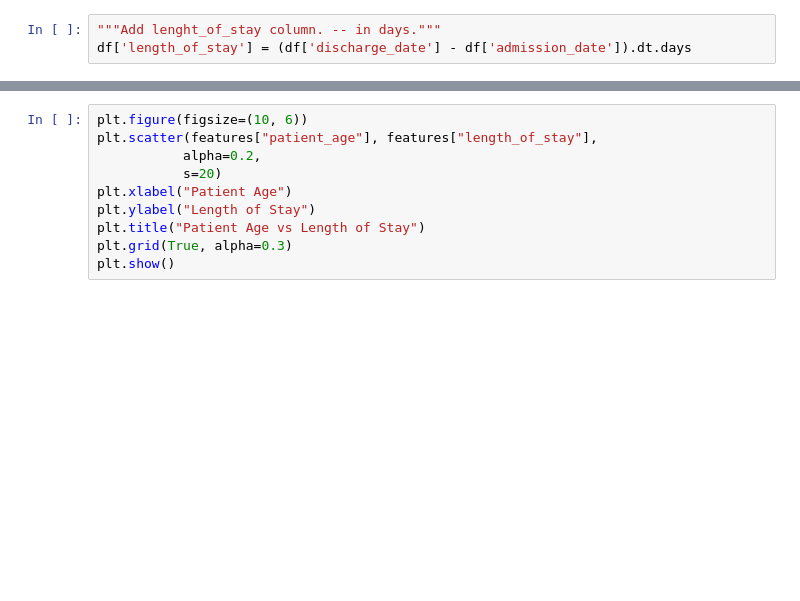
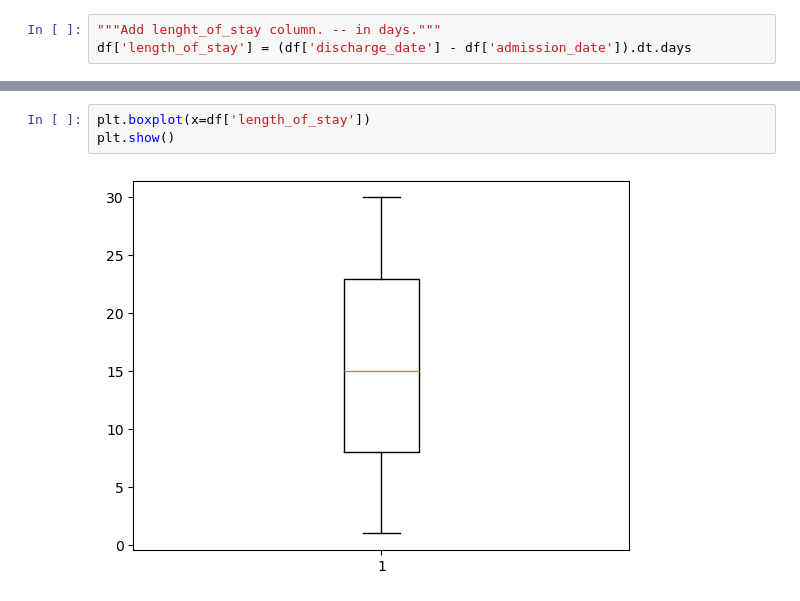
Before and after one commit to abhinna1/CSE4-587-Data-Intensive-Computing, a Jupyter notebook: main.ipynb, the cells around one changed output, grey strips where cells are left out. Cells and saved outputs as stored; diff of their text form; blank space fills up the shorter version.

```diff
--- a/main.ipynb
+++ b/main.ipynb
@@ -91,10 +183,5 @@ plt.show()
 # %%
-plt.figure(figsize=(10, 6))
-plt.scatter(features["patient_age"], features["length_of_stay"],
-           alpha=0.2,
-           s=20)
-plt.xlabel("Patient Age")
-plt.ylabel("Length of Stay")
-plt.title("Patient Age vs Length of Stay")
-plt.grid(True, alpha=0.3)
+plt.boxplot(x=df['length_of_stay'])
 plt.show()
+# %% [output]
+[figure, added]
```
Also changed, not shown: parts of 12 cells of this notebook.
